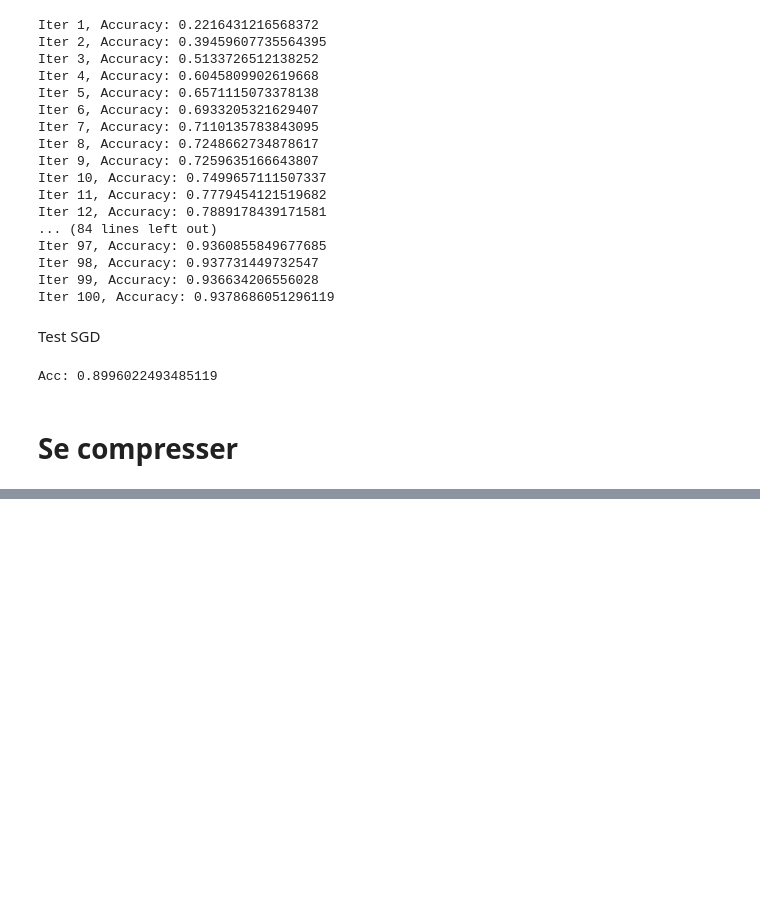
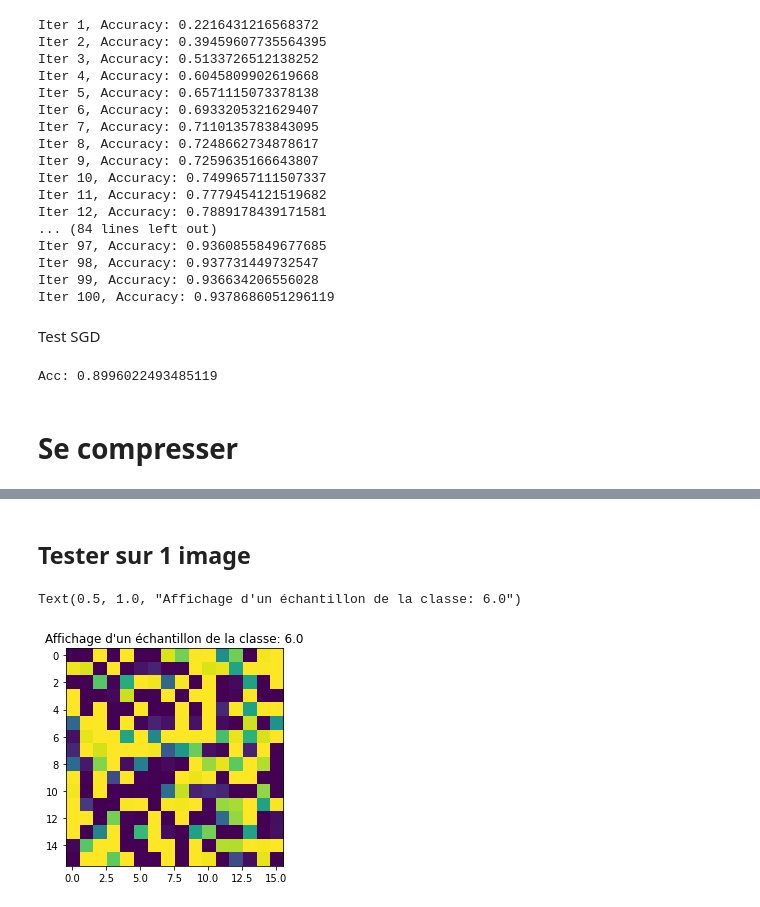
Before and after one commit to nhs2828/NeuralNetwork_DIY, a Jupyter notebook: Projet.ipynb, the cells around one changed output, grey strips where cells are left out. Saved outputs shown, nothing was run; the diff lists cells and outputs as text; code cells hidden in the pictures; blank space fills up the shorter version.

```diff
--- a/Projet.ipynb
+++ b/Projet.ipynb
@@ -97,6 +97,15 @@ def gen_arti(centerx=1,centery=1,sigma=0.1,nbex=1000,data_type=0,epsilon=0.02):
     data=data[idx,:]
     y=y[idx]
     return data,y.reshape(-1, 1)
+
+def load(filename):
+    f=open(filename,'r')
+    s = f.readline() # virer la premiere ligne
+    X = np.array([[float(d) for d in lig.split()] for lig in f if len(lig)>10])
+    Y = X[:,0] # premiere colonne
+    X = X[:,1:]
+    f.close()
+    return X,Y
 # %%
 class Loss(object):
     def forward(self, y, yhat):
@@ -859,3 +868,11 @@ print("Acc:",res/len(Y))
 Acc: 0.8996022493485119
 # %% [markdown]
 # Se compresser
+# %%
+X,Y = load('data/usps_train.txt')
+
+# affichage d'un échantillon
+plt.figure()
+index = 0
+plt.imshow(X[index].reshape(16,16), interpolation=None)
+plt.title('Affichage d\'un échantillon de la classe: '+str(Y[index]))
@@ -861,0 +897,30 @@ Acc: 0.8996022493485119
+# %% [markdown]
+## Tester sur 1 image
+# %%
+img = X[0].reshape(-1,256)
+# %%
+np.random.seed(6) # pour assurer c'est identique pour les tests
+#Encodage
+MLin1_encodage = Linear(256,100)
+MtanH1_encodage = TanH()
+MLin2_encodage = Linear(MLin1_encodage._parameters.shape[0], 10)
+MtanH2_encodage = TanH()
+
+#Decodage
+MLin1_decodage = Linear(10,100)
+MtanH_decodage = TanH()
+MLin2_decodage = Linear(MLin1_decodage._parameters.shape[0], 256)
+MSig_decodage = Sigmoide()
+#Seq encodage-decodage
+net = Sequentiel(MLin1_encodage, MtanH1_encodage, MLin2_encodage, MtanH2_encodage, MLin1_decodage, MtanH_decodage, MLin2_decodage, MSig_decodage)
+
+z = net.forward(img)
+
+# affichage d'un échantillon
+plt.figure()
+index = 0
+plt.imshow(z[index].reshape(16,16), interpolation=None)
+plt.title('Affichage d\'un échantillon de la classe: '+str(Y[index]))
+# %% [output]
+Text(0.5, 1.0, "Affichage d'un échantillon de la classe: 6.0")
+[figure, added]
```
Also changed, not shown: parts of 9 cells of this notebook, 1 other file.
